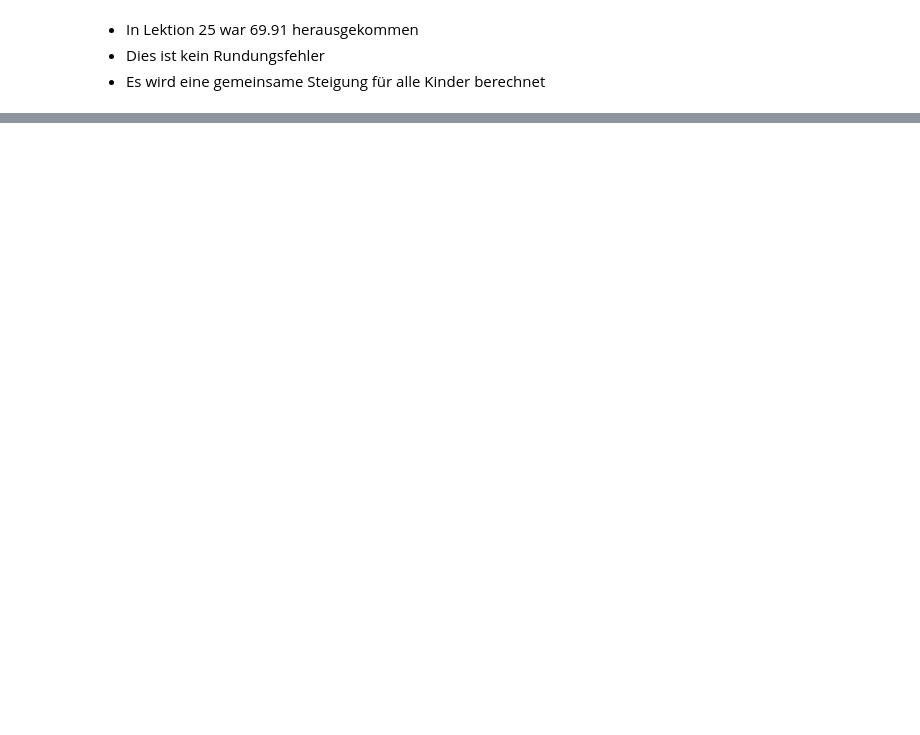
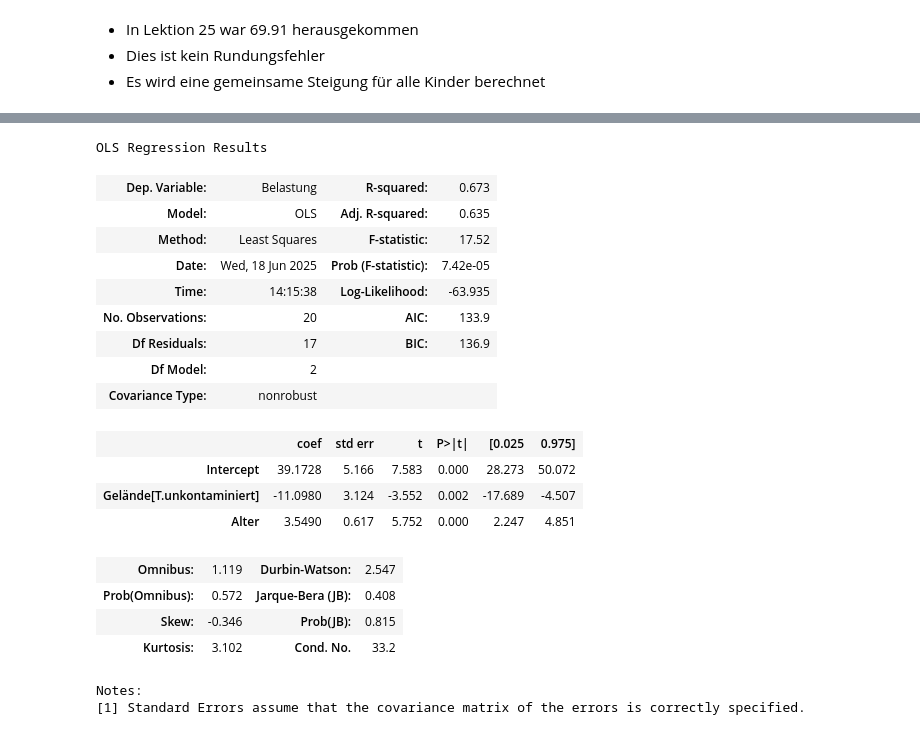
Before and after one commit to Ruediger-Braun/mfb2425, a Jupyter notebook: lektion26.ipynb, the cells around one changed output, grey strips where cells are left out. Saved outputs shown, nothing was run; the diff lists cells and outputs as text; code cells hidden in the pictures; blank space fills up the shorter version.

```diff
--- a/lektion26.ipynb
+++ b/lektion26.ipynb
@@ -151,0 +285,27 @@ res.get_prediction(anfrage).summary_frame()
+# %%
+formel = 'Belastung ~ Alter + Gelände'
+modell = smf.ols(formel, df)
+res = modell.fit()
+# %%
+res.summary()
+# %% [output]
+OLS Regression Results
+| Dep. Variable: | Belastung | R-squared: | 0.673 |
+| Model: | OLS | Adj. R-squared: | 0.635 |
+| Method: | Least Squares | F-statistic: | 17.52 |
+| Date: | Wed, 18 Jun 2025 | Prob (F-statistic): | 7.42e-05 |
+| Time: | 14:15:38 | Log-Likelihood: | -63.935 |
+| No. Observations: | 20 | AIC: | 133.9 |
+| Df Residuals: | 17 | BIC: | 136.9 |
+| Df Model: | 2 |  |  |
+| Covariance Type: | nonrobust |  |  |
+|  | coef | std err | t | P>|t| | [0.025 | 0.975] |
+| Intercept | 39.1728 | 5.166 | 7.583 | 0.000 | 28.273 | 50.072 |
+| Gelände[T.unkontaminiert] | -11.0980 | 3.124 | -3.552 | 0.002 | -17.689 | -4.507 |
+| Alter | 3.5490 | 0.617 | 5.752 | 0.000 | 2.247 | 4.851 |
+| Omnibus: | 1.119 | Durbin-Watson: | 2.547 |
+| Prob(Omnibus): | 0.572 | Jarque-Bera (JB): | 0.408 |
+| Skew: | -0.346 | Prob(JB): | 0.815 |
+| Kurtosis: | 3.102 | Cond. No. | 33.2 |
+Notes:
+[1] Standard Errors assume that the covariance matrix of the errors is correctly specified.
```
Also changed, not shown: parts of 24 cells of this notebook.
